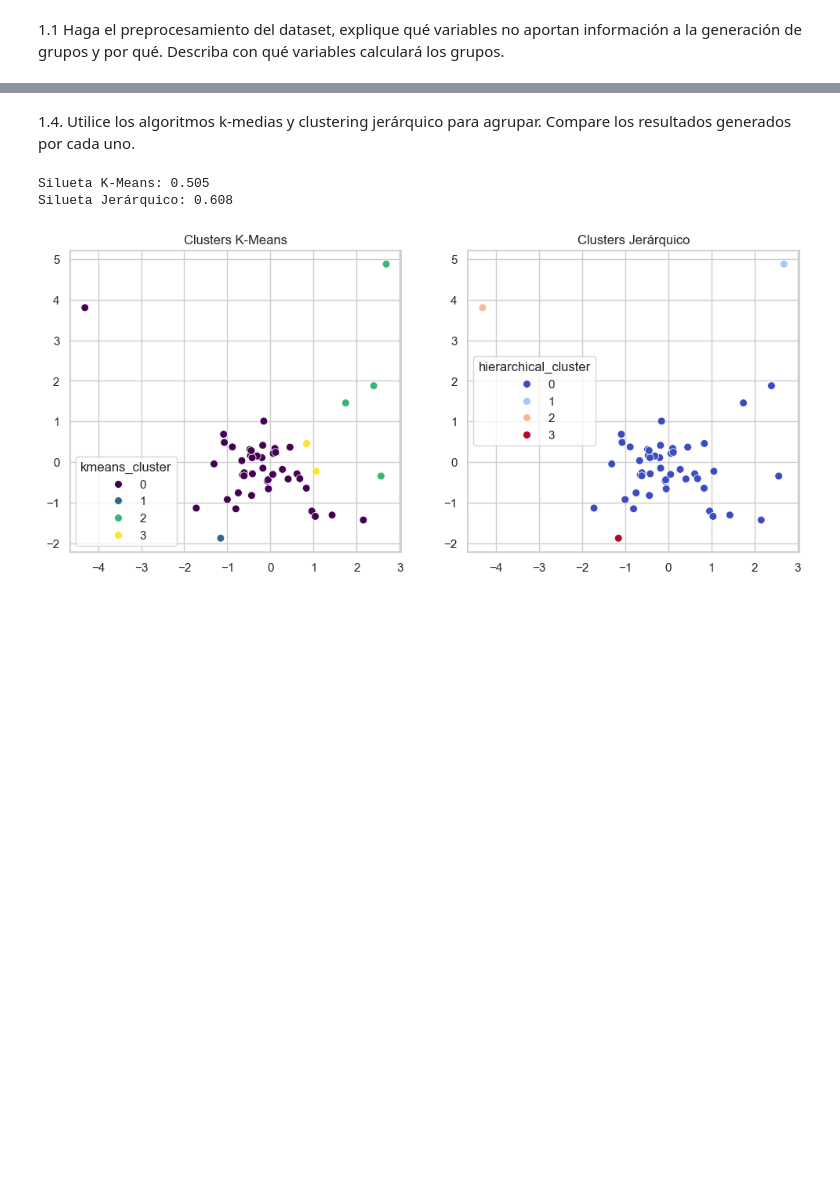
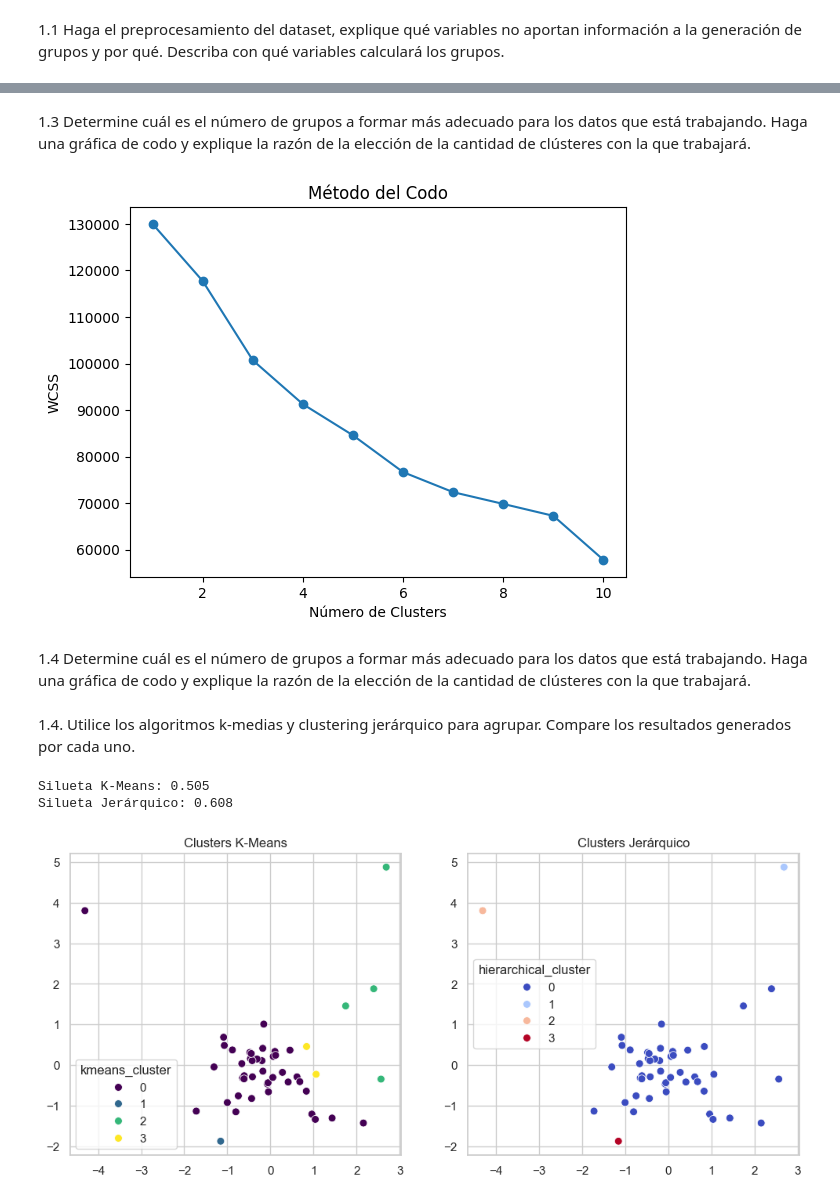
Before and after one commit to michellemej22596/HT2-MineriaDeDatos, a Jupyter notebook: Clustering.ipynb, the cells around one changed output, grey strips where cells are left out. Drawn from its saved outputs; the diff is of its cells as text; code cells hidden in the pictures; blank space fills up the shorter version.

```diff
--- a/Clustering.ipynb
+++ b/Clustering.ipynb
@@ -33,0 +56,25 @@ df_cluster_scaled = scaler.fit_transform(df_cluster)
+# %% [markdown]
+1.3 Determine cuál es el número de grupos a formar más adecuado para los datos que está trabajando. Haga una gráfica de codo y explique la razón de la elección de la cantidad de clústeres con la que trabajará.
+# %%
+import matplotlib.pyplot as plt
+from sklearn.cluster import KMeans
+import numpy as np
+
+wcss = []  # Within-cluster sum of squares
+K = range(1, 11)  # Probamos de 1 a 10 clusters
+
+for k in K:
+    kmeans = KMeans(n_clusters=k, random_state=42)
+    kmeans.fit(df_cluster_scaled)
+    wcss.append(kmeans.inertia_)
+
+# Graficamos el método del codo
+plt.plot(K, wcss, marker='o')
+plt.xlabel('Número de Clusters')
+plt.ylabel('WCSS')
+plt.title('Método del Codo')
+plt.show()
+# %% [output]
+[figure, added]
+# %% [markdown]
+1.4 Determine cuál es el número de grupos a formar más adecuado para los datos que está trabajando. Haga una gráfica de codo y explique la razón de la elección de la cantidad de clústeres con la que trabajará.
```
Also changed, not shown: parts of 9 cells of this notebook.
